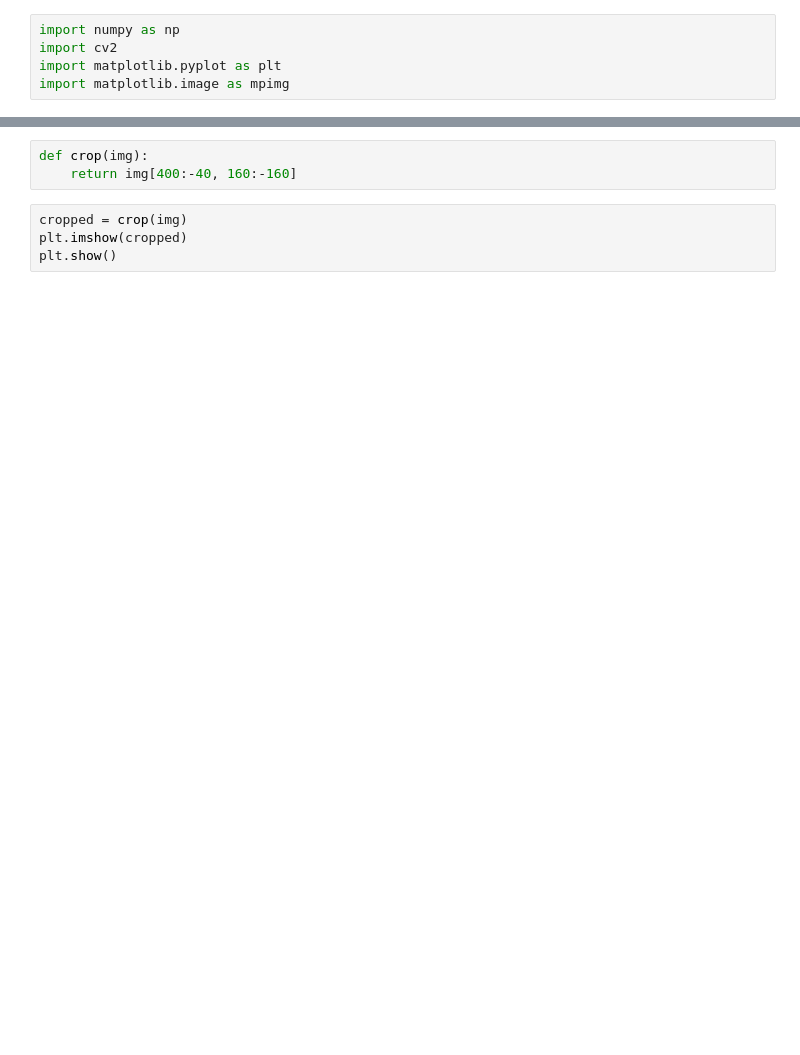
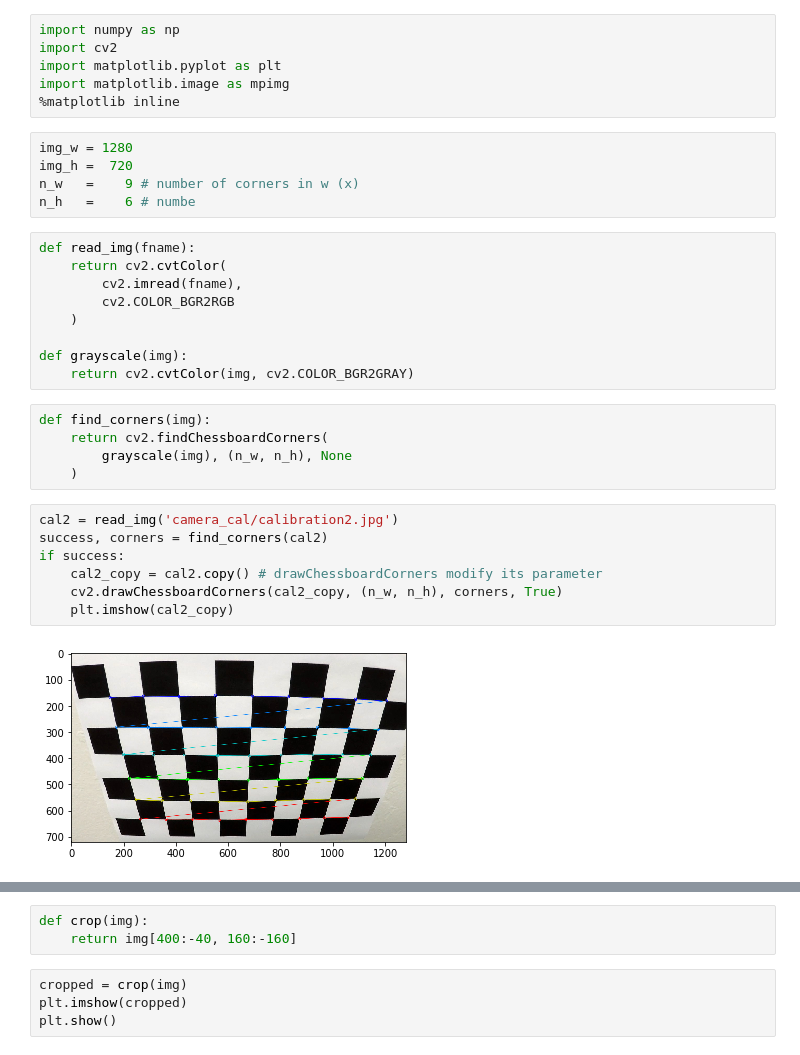
Before and after one commit to vssrcj/advanced-lane-lines, a Jupyter notebook: main.ipynb, the cells around one changed output, grey strips where cells are left out. Drawn from its saved outputs; the diff is of its cells as text; blank space fills up the shorter version.

```diff
--- a/main.ipynb
+++ b/main.ipynb
@@ -3,3 +3,32 @@ import numpy as np
 import cv2
 import matplotlib.pyplot as plt
 import matplotlib.image as mpimg
+%matplotlib inline
+# %%
+img_w = 1280
+img_h =  720
+n_w   =    9 # number of corners in w (x)
+n_h   =    6 # numbe
+# %%
+def read_img(fname):
+    return cv2.cvtColor(
+        cv2.imread(fname),
+        cv2.COLOR_BGR2RGB
+    )
+
+def grayscale(img):
+    return cv2.cvtColor(img, cv2.COLOR_BGR2GRAY)
+# %%
+def find_corners(img):
+    return cv2.findChessboardCorners(
+        grayscale(img), (n_w, n_h), None
+    )
+# %%
+cal2 = read_img('camera_cal/calibration2.jpg')
+success, corners = find_corners(cal2)
+if success:
+    cal2_copy = cal2.copy() # drawChessboardCorners modify its parameter
+    cv2.drawChessboardCorners(cal2_copy, (n_w, n_h), corners, True)
+    plt.imshow(cal2_copy)
+# %% [output]
+[figure, added]
```
Also changed, not shown: parts of 5 cells of this notebook.
